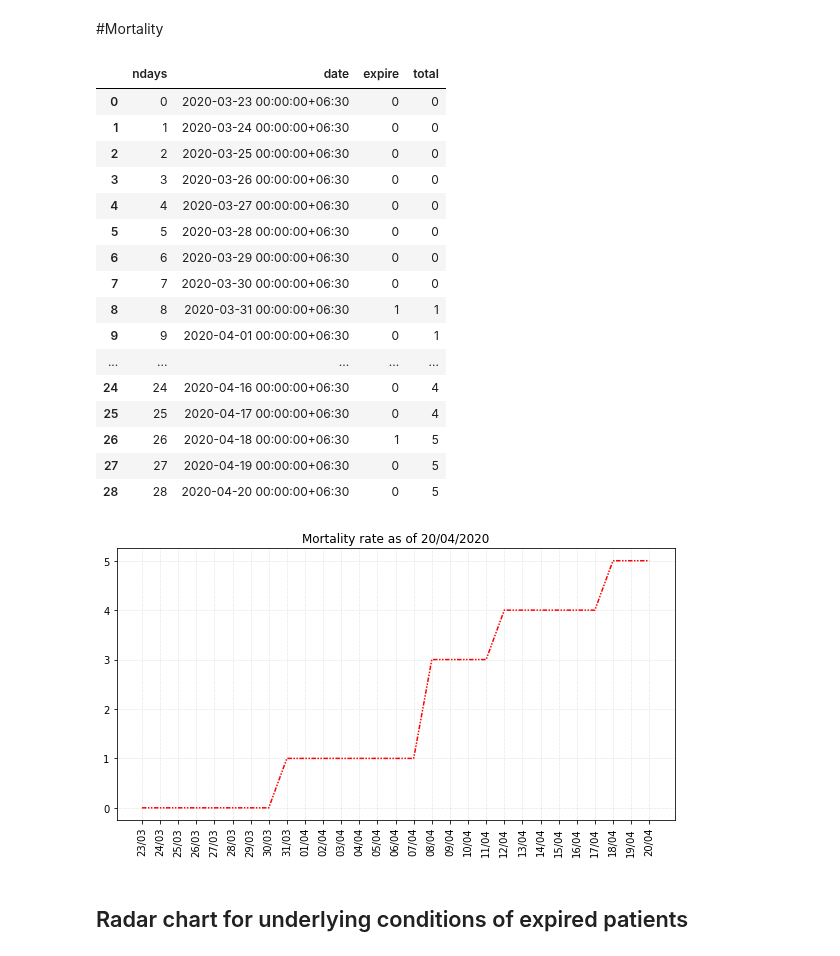
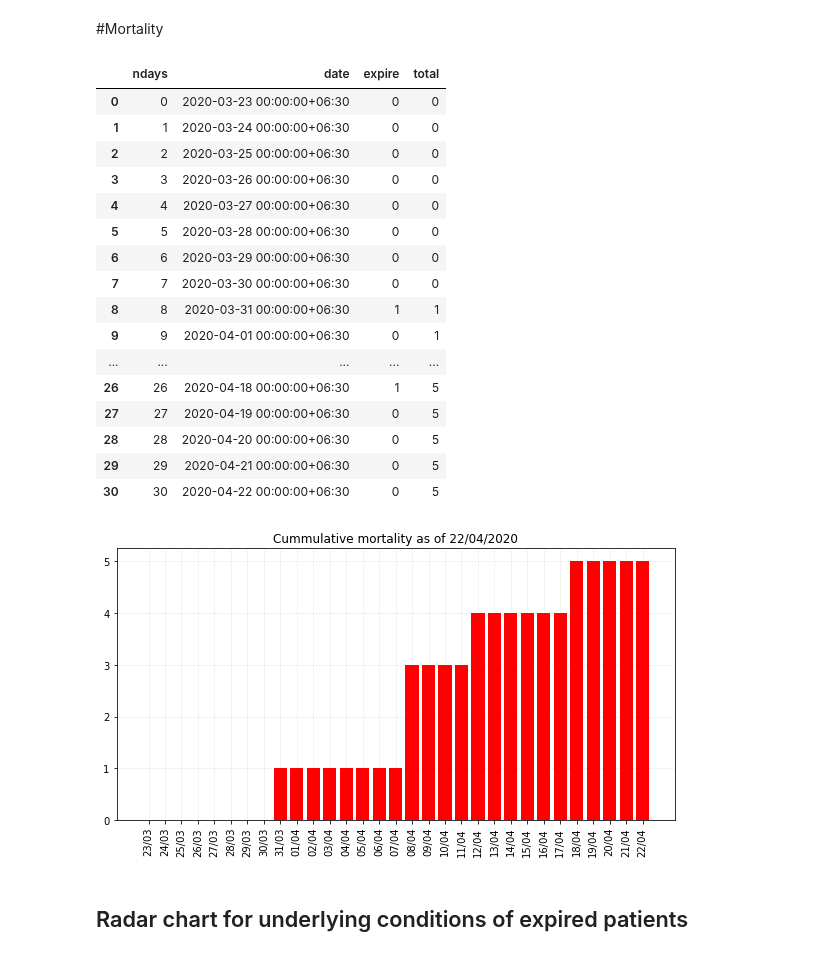
Before and after one commit to finerbrighterlighter/myanmar_covid19, a Jupyter notebook: exponential_growth.ipynb, the cells around one changed output. Drawn from its saved outputs; the diff is of its cells as text; code cells hidden in the pictures.

```diff
--- a/exponential_growth.ipynb
+++ b/exponential_growth.ipynb
@@ -52,8 +52,9 @@ case_df.columns = ["date", "travel"]
 
 case_df["overseas_inflow"] = np.where(df["travel"].isna(), 0, 1)
 case_df["local_spread"] = np.where(df["travel"].notna(), 0, 1)
-case_df["known_contact"] = np.where(df["travel"].notna(), 0, np.where(df["contact"]=="0", 0, 1))
+case_df["known_contact"] = np.where(df["travel"].notna(), 0, np.where(df["contact"]=="0", 0, np.where(df["contact"]=="1", 0, 1)))
 case_df["unknown_contact"] = np.where(df["travel"].notna(), 0, np.where(df["contact"]=="0", 1, 0))
+case_df["contact_blinded"] = np.where(df["travel"].notna(), 0, np.where(df["contact"]=="1", 1, 0))
 case_df["date"] = pd.to_datetime(case_df["date"])
 
 case_df.drop("travel", axis=1 , inplace=True)
@@ -233,34 +214,34 @@ exp_df
 | 8 | 8 | 2020-03-31 00:00:00+06:30 | 1 | 1 |
 | 9 | 9 | 2020-04-01 00:00:00+06:30 | 0 | 1 |
 | ... | ... | ... | ... | ... |
-| 24 | 24 | 2020-04-16 00:00:00+06:30 | 0 | 4 |
-| 25 | 25 | 2020-04-17 00:00:00+06:30 | 0 | 4 |
 | 26 | 26 | 2020-04-18 00:00:00+06:30 | 1 | 5 |
 | 27 | 27 | 2020-04-19 00:00:00+06:30 | 0 | 5 |
 | 28 | 28 | 2020-04-20 00:00:00+06:30 | 0 | 5 |
+| 29 | 29 | 2020-04-21 00:00:00+06:30 | 0 | 5 |
+| 30 | 30 | 2020-04-22 00:00:00+06:30 | 0 | 5 |
 # %%
 fig, ax = plt.subplots(figsize=(10,5))
 ax.grid(linestyle=':', linewidth='0.5', color='silver')
 ax.set_axisbelow(True)
 
 
 xindex = np.arange(len(pd.date_range(start=exp_df.date.min(), end=pd.to_datetime("today").tz_localize("UTC").tz_convert("Asia/Yangon"))))
 
 
 plt.xticks(xindex,pd.date_range(start=exp_df.date.min(), end=pd.to_datetime("today").tz_localize("UTC").tz_convert("Asia/Yangon")).strftime('%d/%m'), fontsize=10, rotation=90)
 plt.gca().yaxis.set_major_locator(mticker.MultipleLocator(1))
 
-expire = plt.plot(xindex,exp_df["total"], linestyle=(0, (3, 1, 1, 1, 1, 1)), color="red")
+expire = plt.bar(xindex,exp_df["total"], linestyle=(0, (3, 1, 1, 1, 1, 1)), color="red")
 
-plt.title("Mortality rate as of "+str(pd.to_datetime("today").tz_localize("UTC").tz_convert("Asia/Yangon").strftime("%d/%m/%Y")))
+plt.title("Cummulative mortality as of "+str(pd.to_datetime("today").tz_localize("UTC").tz_convert("Asia/Yangon").strftime("%d/%m/%Y")))
 #plt.legend((expire),("Patient expired",),loc='upper left', bbox_to_anchor=(1, 1))
 
 exp_cases = str(pd.to_datetime("today").tz_localize("UTC").tz_convert("Asia/Yangon").strftime("%d-%m-%Y"))+"_exp.svg"
 plt.savefig(exp_cases, bbox_inches = "tight")
 plt.show()
 files.download(exp_cases)
 # %% [output]
-[figure, old version]
+[figure, new version]
 # %% [markdown]
 ## Radar chart for underlying conditions of expired patients
 # %%
```
Also changed, not shown: parts of 26 cells of this notebook.
